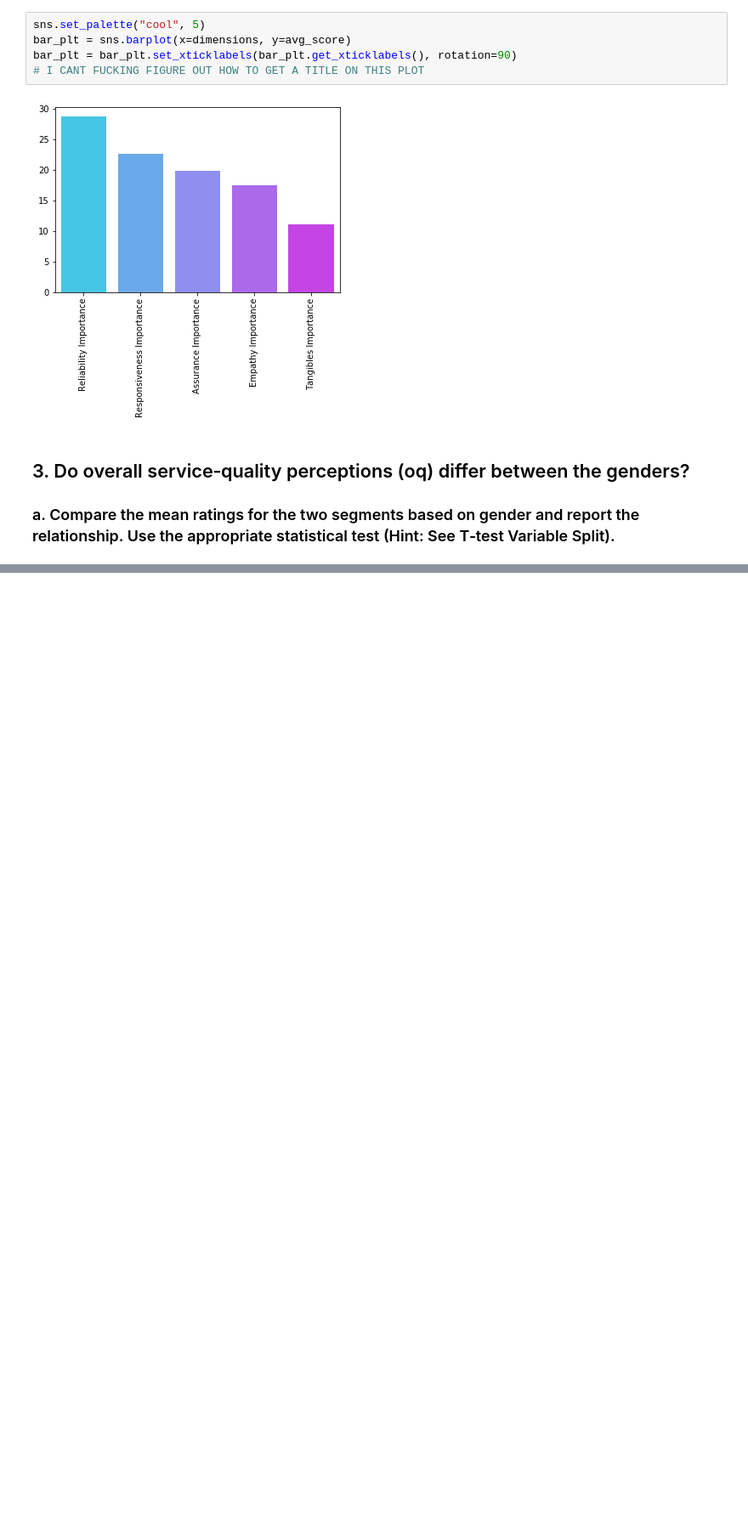
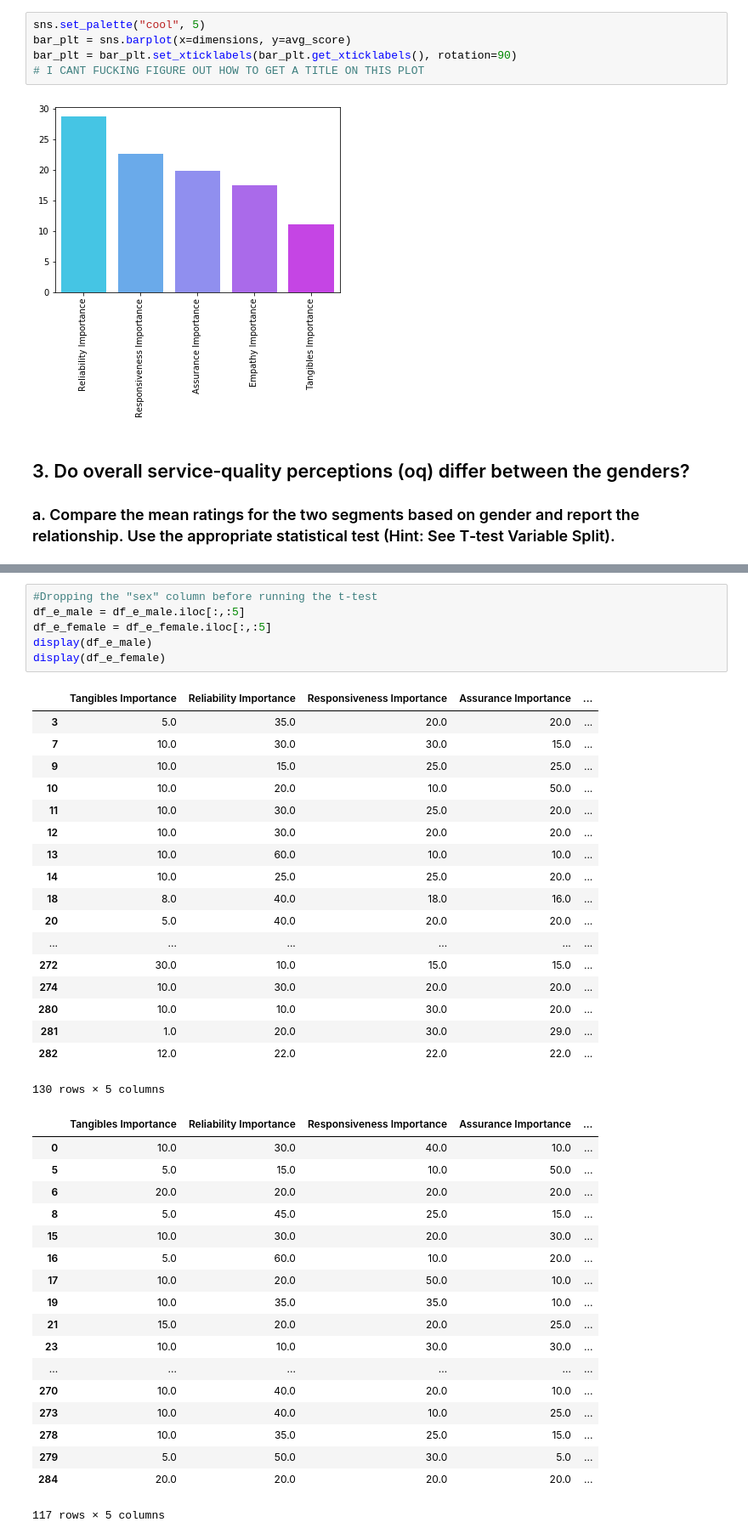
Before and after one commit to ktkuwahara/sharing-repository, a Jupyter notebook: National Insurance.ipynb, the cells around one changed output, grey strips where cells are left out. Shown at 85% size. Drawn from its saved outputs; the diff is of its cells as text; blank space fills up the shorter version.

```diff
--- a/National Insurance.ipynb
+++ b/National Insurance.ipynb
@@ -283,0 +326,43 @@ display(tab2)
+# %%
+#Dropping the "sex" column before running the t-test
+df_e_male = df_e_male.iloc[:,:5]
+df_e_female = df_e_female.iloc[:,:5]
+display(df_e_male)
+display(df_e_female)
+# %% [output]
+|  | Tangibles Importance | Reliability Importance | Responsiveness Importance | Assurance Importance | ... |
+| 3 | 5.0 | 35.0 | 20.0 | 20.0 | ... |
+| 7 | 10.0 | 30.0 | 30.0 | 15.0 | ... |
+| 9 | 10.0 | 15.0 | 25.0 | 25.0 | ... |
+| 10 | 10.0 | 20.0 | 10.0 | 50.0 | ... |
+| 11 | 10.0 | 30.0 | 25.0 | 20.0 | ... |
+| 12 | 10.0 | 30.0 | 20.0 | 20.0 | ... |
+| 13 | 10.0 | 60.0 | 10.0 | 10.0 | ... |
+| 14 | 10.0 | 25.0 | 25.0 | 20.0 | ... |
+| 18 | 8.0 | 40.0 | 18.0 | 16.0 | ... |
+| 20 | 5.0 | 40.0 | 20.0 | 20.0 | ... |
+| ... | ... | ... | ... | ... | ... |
+| 272 | 30.0 | 10.0 | 15.0 | 15.0 | ... |
+| 274 | 10.0 | 30.0 | 20.0 | 20.0 | ... |
+| 280 | 10.0 | 10.0 | 30.0 | 20.0 | ... |
+| 281 | 1.0 | 20.0 | 30.0 | 29.0 | ... |
+| 282 | 12.0 | 22.0 | 22.0 | 22.0 | ... |
+130 rows × 5 columns
+|  | Tangibles Importance | Reliability Importance | Responsiveness Importance | Assurance Importance | ... |
+| 0 | 10.0 | 30.0 | 40.0 | 10.0 | ... |
+| 5 | 5.0 | 15.0 | 10.0 | 50.0 | ... |
+| 6 | 20.0 | 20.0 | 20.0 | 20.0 | ... |
+| 8 | 5.0 | 45.0 | 25.0 | 15.0 | ... |
+| 15 | 10.0 | 30.0 | 20.0 | 30.0 | ... |
+| 16 | 5.0 | 60.0 | 10.0 | 20.0 | ... |
+| 17 | 10.0 | 20.0 | 50.0 | 10.0 | ... |
+| 19 | 10.0 | 35.0 | 35.0 | 10.0 | ... |
+| 21 | 15.0 | 20.0 | 20.0 | 25.0 | ... |
+| 23 | 10.0 | 10.0 | 30.0 | 30.0 | ... |
+| ... | ... | ... | ... | ... | ... |
+| 270 | 10.0 | 40.0 | 20.0 | 10.0 | ... |
+| 273 | 10.0 | 40.0 | 10.0 | 25.0 | ... |
+| 278 | 10.0 | 35.0 | 25.0 | 15.0 | ... |
+| 279 | 5.0 | 50.0 | 30.0 | 5.0 | ... |
+| 284 | 20.0 | 20.0 | 20.0 | 20.0 | ... |
+117 rows × 5 columns
```
Also changed, not shown: parts of 6 cells of this notebook.
